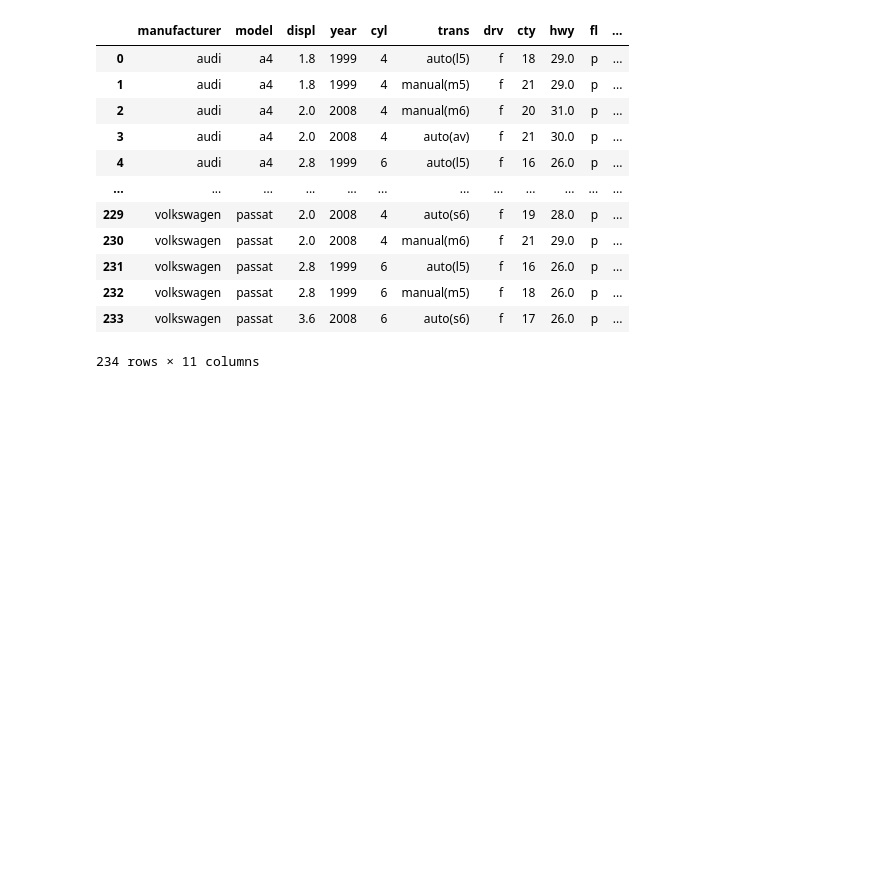
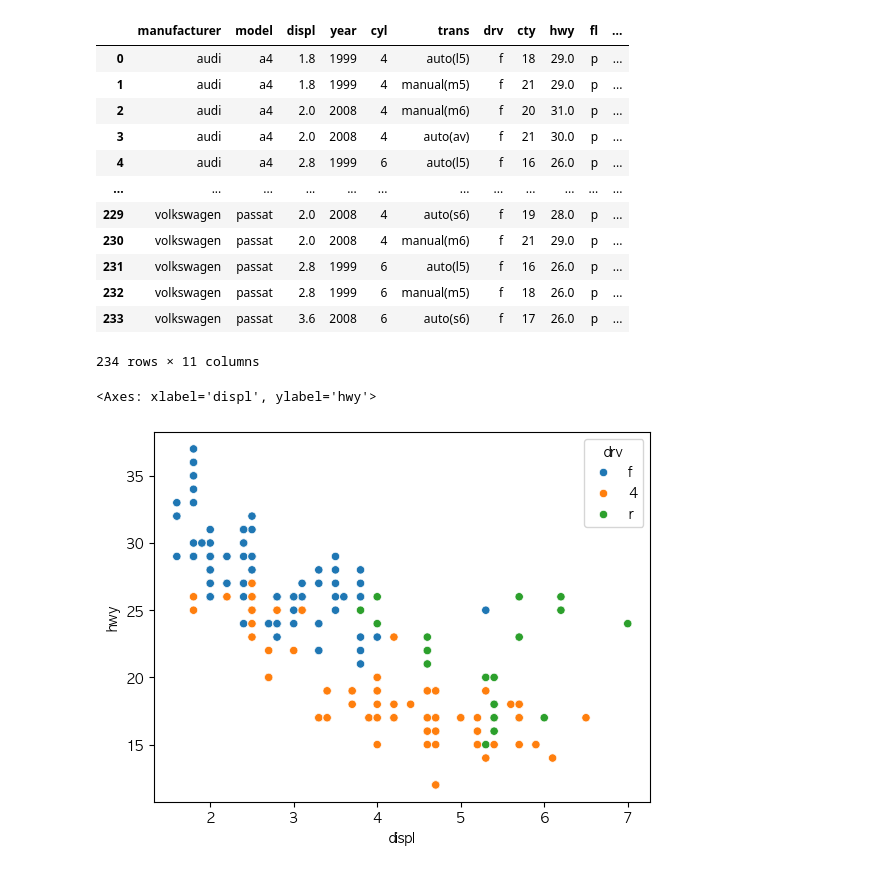
Before and after one commit to 1anminJ/2024-2_python, a Jupyter notebook: week5/week5.ipynb, the cells around one changed output. Saved outputs shown, nothing was run; the diff lists cells and outputs as text; code cells hidden in the pictures; blank space fills up the shorter version.

```diff
--- a/week5/week5.ipynb
+++ b/week5/week5.ipynb
@@ -156,8 +157,7 @@ mpg['hwy'].quantile(0.75) # 27
 # 1. 비정상인 것을 찾아라
 mpg.query('hwy < 4.5 | hwy > 40.5')
 # 2. 비정상인 것을 np.nan으로 바꿔라
-mpg['hwy'] = np.where(mpg['hwy'] < 4.5, np.nan, mpg['hwy']) # 4.5 미만
-mpg['hwy'] = np.where(mpg['hwy'] > 40.5, np.nan, mpg['hwy']) # 40.5 초과
+mpg['hwy'] = np.where((mpg['hwy'] < 4.5) | (mpg['hwy'] > 40.5), np.nan, mpg['hwy']) # 4.5 미만 | 40.5 초과
 # mpg.query('hwy < 4.5 | hwy > 40.5')
 # 3. np.nan 이 몇 개인지 찾아라
 mpg['hwy'].isna().sum()
@@ -178,3 +178,12 @@ mpg
 | 232 | volkswagen | passat | 2.8 | 1999 | 6 | manual(m5) | f | 18 | 26.0 | p | ... |
 | 233 | volkswagen | passat | 3.6 | 2008 | 6 | auto(s6) | f | 17 | 26.0 | p | ... |
 234 rows × 11 columns
+# %%
+import matplotlib.pyplot as plt
+plt.rcParams.update({'font.family' : 'AppleGothic'})
+# %%
+import seaborn as sns
+sns.scatterplot(data = mpg, x = 'displ', y = 'hwy', hue = 'drv') # .set(xlim = (3,6), ylim = (20, 30))
+# %% [output]
+<Axes: xlabel='displ', ylabel='hwy'>
+[figure, added]
```
Also changed, not shown: parts of 3 cells of this notebook.
